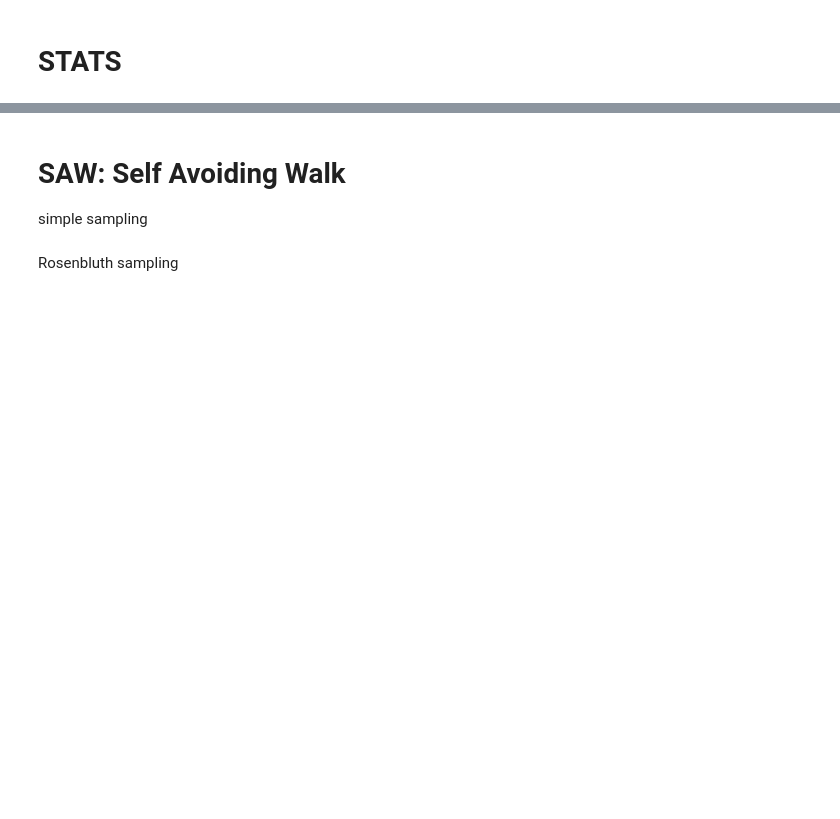
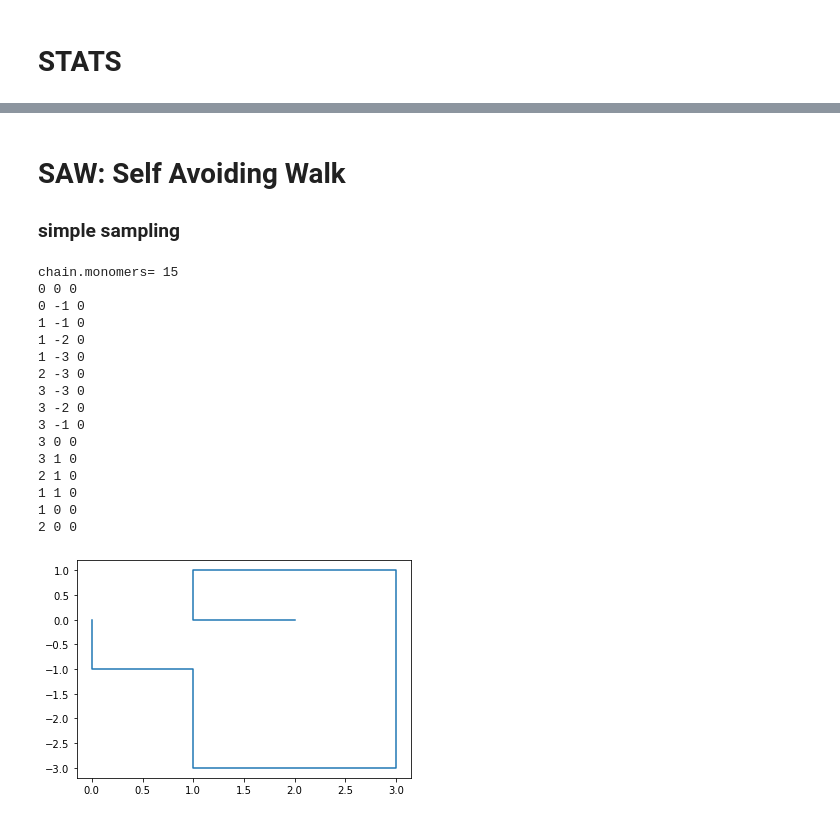
Before and after one commit to phcerdan/perm-montecarlo, a Jupyter notebook: scripts/notebooks/plot_chain.ipynb, the cells around one changed output, grey strips where cells are left out. Drawn from its saved outputs; the diff is of its cells as text; code cells hidden in the pictures; blank space fills up the shorter version.

```diff
--- a/scripts/notebooks/plot_chain.ipynb
+++ b/scripts/notebooks/plot_chain.ipynb
@@ -197,16 +217,32 @@ print("ratio", average_ete_distance/expected_ete_distance)
 # %% [markdown]
 # SAW: Self Avoiding Walk
-simple sampling
+### simple sampling
 # %%
-monomers = 20
+monomers = 15
 mc_tries = 1000
 lattice = perm.lattice.d2_n4
 saw_chain = perm.mc_saw_simple_sampling(monomers=monomers, tries=mc_tries, lattice=lattice)
 if saw_chain.monomers == 0:
     print("MC did not found a self avoiding walk.")
 else:
     print(saw_chain)
 
 plot.plot_chain_2D(saw_chain)
+# %% [output]
+chain.monomers= 15
+0 0 0
+0 -1 0
+1 -1 0
+1 -2 0
+1 -3 0
+2 -3 0
+3 -3 0
+3 -2 0
+3 -1 0
+3 0 0
+3 1 0
+2 1 0
+1 1 0
+1 0 0
+2 0 0
+[figure, added]
-# %% [markdown]
-Rosenbluth sampling
```
Also changed, not shown: parts of 12 cells of this notebook.
